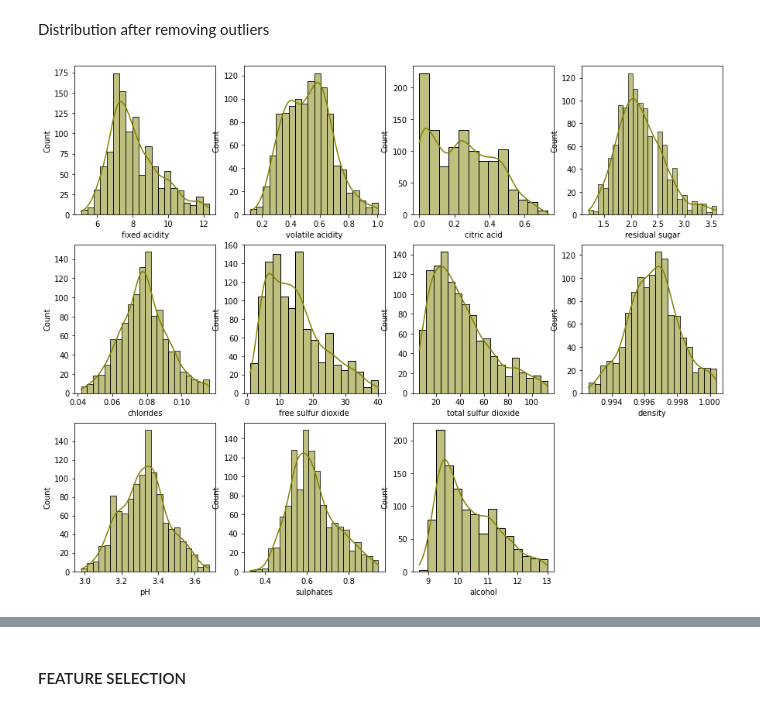
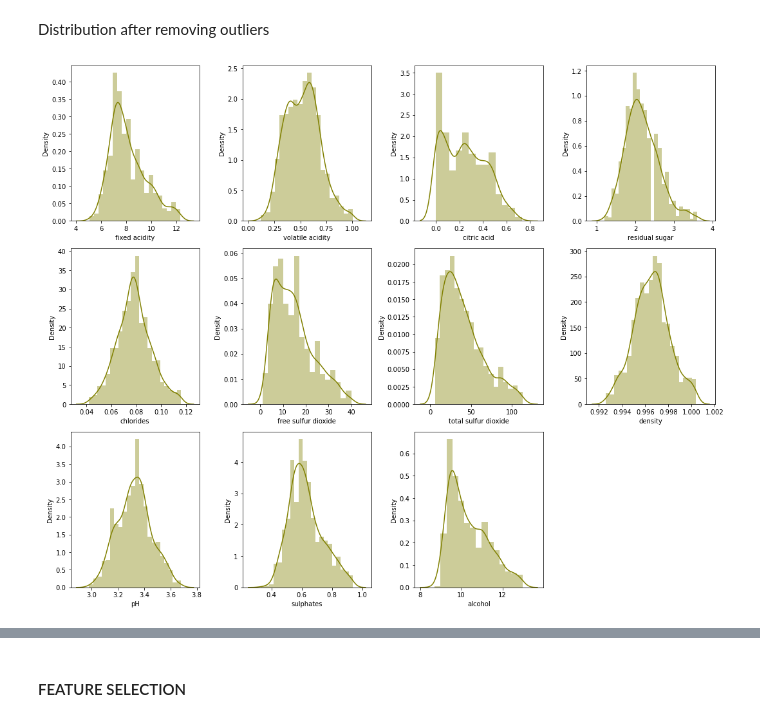
Before and after one commit to anhvi02/WineQualityDjango, a Jupyter notebook: model/wine_model.ipynb, the cells around one changed output, grey strips where cells are left out. Drawn from its saved outputs; the diff is of its cells as text; code cells hidden in the pictures.

```diff
--- a/model/wine_model.ipynb
+++ b/model/wine_model.ipynb
@@ -70,5 +83,7 @@ Data distribution before removing outliers
 plt.figure(figsize=(15,12))
 for ind, col in enumerate(df.columns[:-1]):
     plt.subplot(3,4, ind+1)
-    sns.histplot(df[col], color='darkred', kde ='True')
+    sns.distplot(df[col], color='darkred')
+plt.tight_layout()
+plt.show()
 # %% [output]
@@ -136,7 +151,9 @@ Distribution after removing outliers
 # %%
 plt.figure(figsize=(15,12))
 for ind, col in enumerate(df.columns[:-1]):
     plt.subplot(3,4, ind+1)
-    sns.histplot(df[col], color='olive', kde='True')
+    sns.distplot(df[col], color='olive')
+plt.tight_layout()
+plt.show()
 # %% [output]
-[figure, old version]
+[figure, new version]
```
Also changed, not shown: parts of 20 cells of this notebook, 1 other file.
